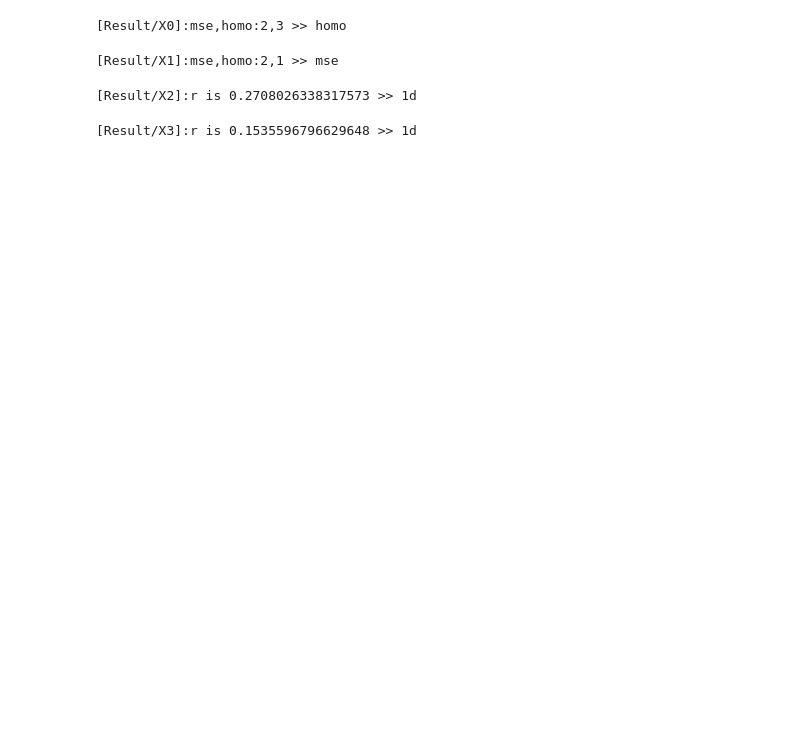
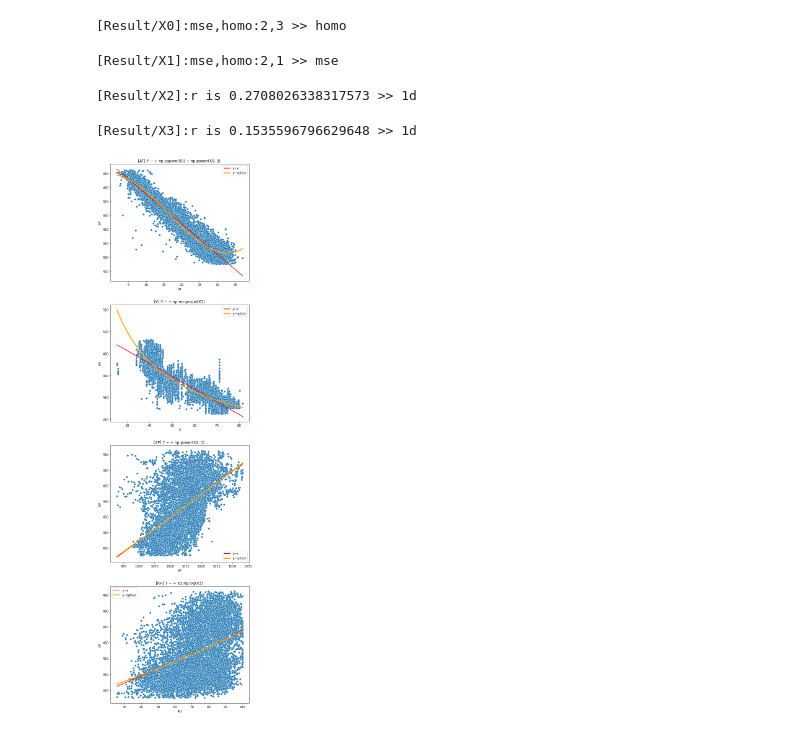
Before and after one commit to ken-maeda/regVariableConversion, a Jupyter notebook: note/tutorial.ipynb, the cells around one changed output. Saved outputs shown, nothing was run; the diff lists cells and outputs as text; code cells hidden in the pictures; blank space fills up the shorter version.

```diff
--- a/note/tutorial.ipynb
+++ b/note/tutorial.ipynb
@@ -15,3 +20,7 @@ out = RVC.fit(dfx, "EP")
 [Result/X1]:mse,homo:2,1 >> mse
 [Result/X2]:r is 0.2708026338317573 >> 1d
 [Result/X3]:r is 0.1535596796629648 >> 1d
+# %%
+RVC.plot_result(dfx, save=False)
+# %% [output]
+[figure, added]
```
Also changed, not shown: parts of 1 cell of this notebook, 8 other files.
